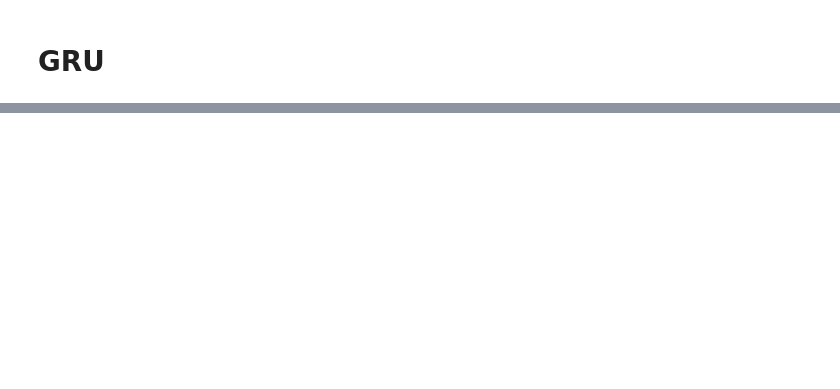
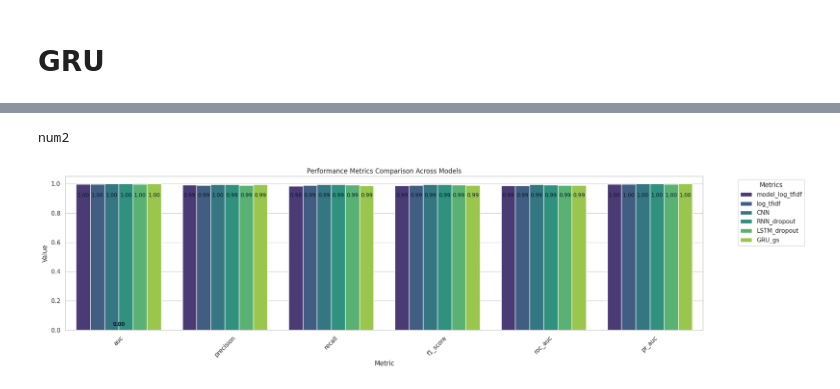
Before and after one commit to agomolka/MAThesisSentimentAnalysis, a Jupyter notebook: Social_Media_Text_Sentiment_Analysis.ipynb, the cells around one changed output, grey strips where cells are left out. Drawn from its saved outputs; the diff is of its cells as text; code cells hidden in the pictures; blank space fills up the shorter version.

```diff
--- a/Social_Media_Text_Sentiment_Analysis.ipynb
+++ b/Social_Media_Text_Sentiment_Analysis.ipynb
@@ -2539,3 +2644,3 @@ with warnings.catch_warnings():
 # %%
 # Transpose the DataFrame for easier plotting
-df_model_metrics = df_model_metrics.T
+#df_model_metrics = df_model_metrics.T
@@ -2542,3 +2818,9 @@ df_model_metrics = df_model_metrics.T
+# %%
+#df_model_metrics = df_model_metrics.T
+plot_performance_metrics(df_model_metrics)
+# %% [output]
+num2
+[figure, added]
 # %%
 def select_top_best_models(metrics_dict=None, drop=True, top_n=3):
     # Use a global dictionary if none is provided
```
Also changed, not shown: parts of 34 cells of this notebook.
